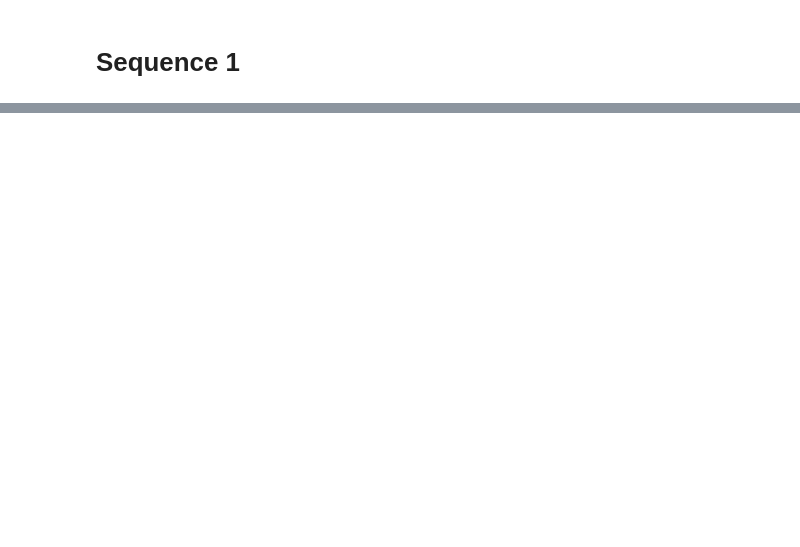
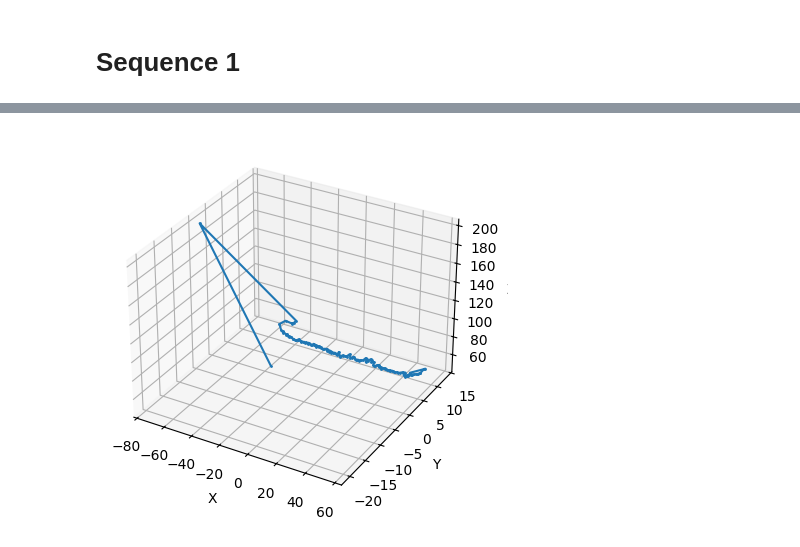
Before and after one commit to NepyouDTU/-34759-Perception-for-autonomous-systems, a Jupyter notebook: Nicolai.ipynb, the cells around one changed output, grey strips where cells are left out. Cells and saved outputs as stored; diff of their text form; code cells hidden in the pictures; blank space fills up the shorter version.

```diff
--- a/Nicolai.ipynb
+++ b/Nicolai.ipynb
@@ -51,0 +89,2 @@ o3d.visualization.draw_geometries([pcd])
+# %%
+robot_foreground_masks = robot_masking_MOG2(left_images)
@@ -51,0 +137,39 @@ o3d.visualization.draw_geometries([pcd])
+# %%
+def track_robot_in_point_clouds():
+    robot_positions = []
+
+    for i in range(len(left_images)):
+        robot_pcd = calculate_robot_point_cloud(i)
+        points = np.asarray(robot_pcd.points)
+
+        if len(points) == 0:
+            robot_positions.append([np.nan, np.nan, np.nan])
+            continue
+
+        robot_center = points.mean(axis=0)
+        robot_positions.append(robot_center)
+
+    return np.asarray(robot_positions)
+# %%
+robot_positions = track_robot_in_point_clouds()
+
+valid = np.isfinite(robot_positions).all(axis=1)
+trajectory = robot_positions[valid]
+
+fig = plt.figure()
+ax = fig.add_subplot(111, projection="3d")
+
+ax.plot(
+    trajectory[:, 0],
+    trajectory[:, 1],
+    trajectory[:, 2],
+    marker=".",
+    markersize=2
+)
+
+ax.set_xlabel("X")
+ax.set_ylabel("Y")
+ax.set_zlabel("Z")
+plt.show()
+# %% [output]
+[figure, added]
```
Also changed, not shown: parts of 11 cells of this notebook.
